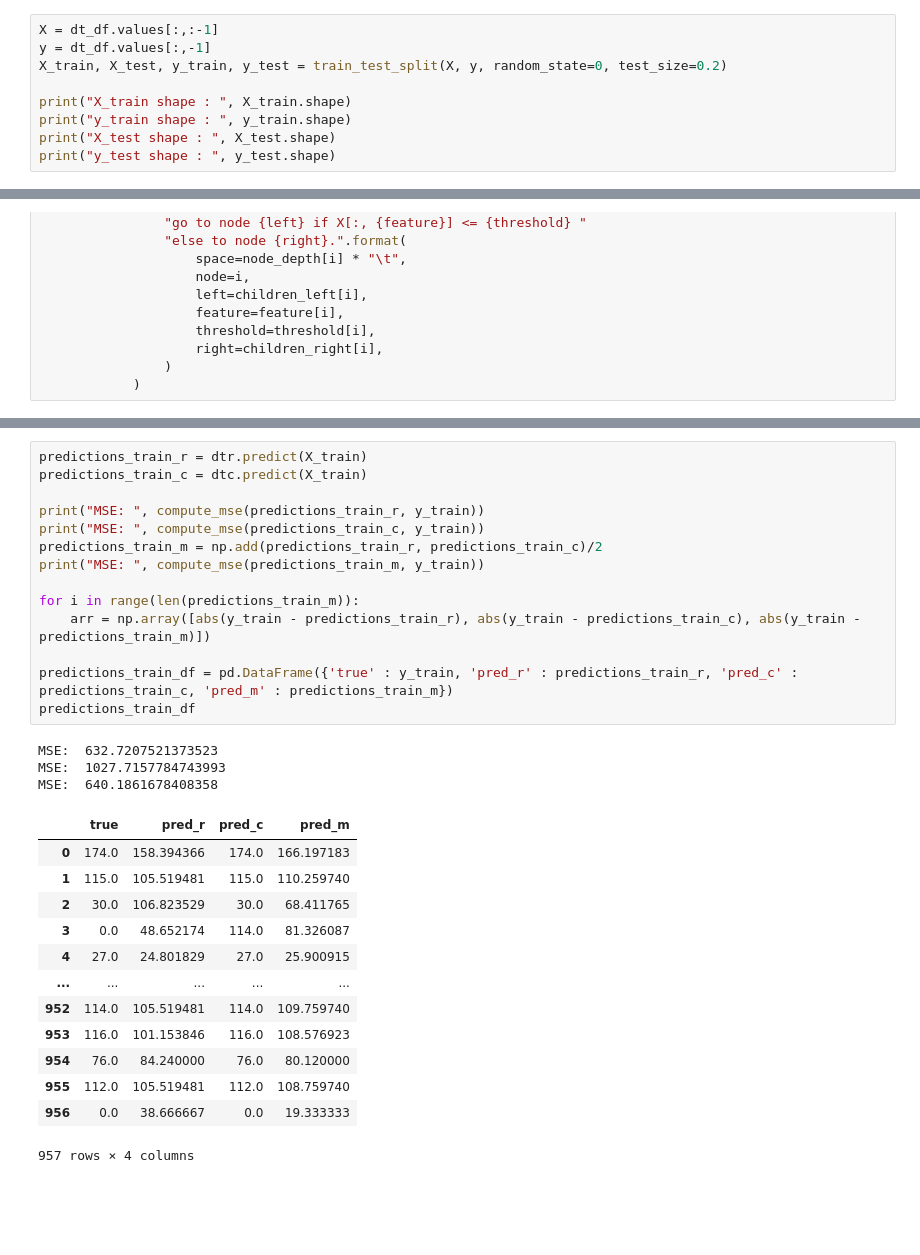
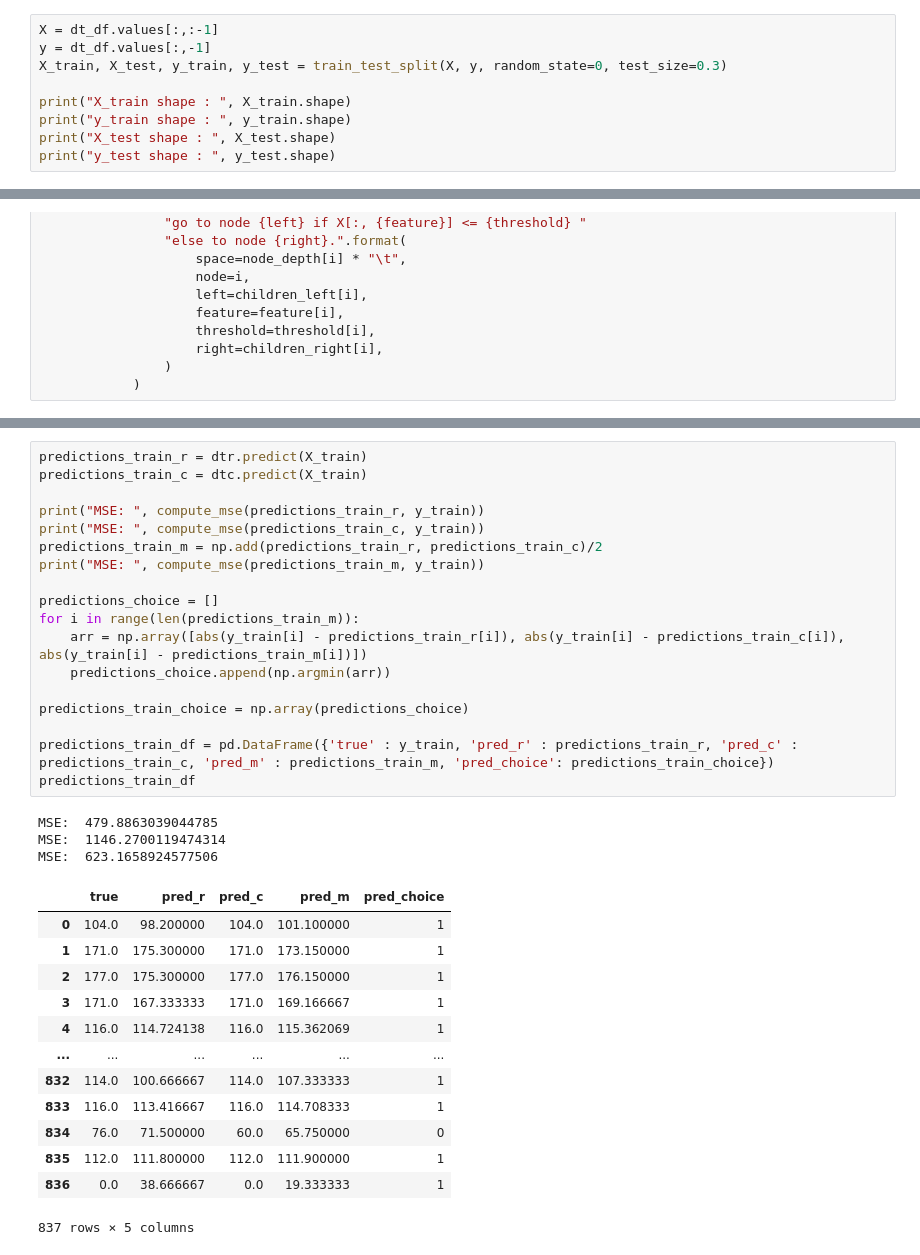
Before and after one commit to jordanchong911/Garments, a Jupyter notebook: katarantaduhan_ni_taro.ipynb, the cells around one changed output, grey strips where cells are left out. Drawn from its saved outputs; the diff is of its cells as text; blank space fills up the shorter version.

```diff
--- a/katarantaduhan_ni_taro.ipynb
+++ b/katarantaduhan_ni_taro.ipynb
@@ -429,7 +429,7 @@ See the caveats in the documentation: https://pandas.pydata.org/pandas-docs/stab
 # %%
 X = dt_df.values[:,:-1]
 y = dt_df.values[:,-1]
-X_train, X_test, y_train, y_test = train_test_split(X, y, random_state=0, test_size=0.2)
+X_train, X_test, y_train, y_test = train_test_split(X, y, random_state=0, test_size=0.3)
 
 print("X_train shape : ", X_train.shape)
 print("y_train shape : ", y_train.shape)
@@ -597,31 +593,35 @@ node=0 is a split node: go to node 1 if X[:, 9] <= 0.5919540226459503 else to no
 # %%
 predictions_train_r = dtr.predict(X_train)
 predictions_train_c = dtc.predict(X_train)
 
 print("MSE: ", compute_mse(predictions_train_r, y_train))
 print("MSE: ", compute_mse(predictions_train_c, y_train))
 predictions_train_m = np.add(predictions_train_r, predictions_train_c)/2
 print("MSE: ", compute_mse(predictions_train_m, y_train))
 
+predictions_choice = []
 for i in range(len(predictions_train_m)):
-    arr = np.array([abs(y_train - predictions_train_r), abs(y_train - predictions_train_c), abs(y_train - predictions_train_m)])
+    arr = np.array([abs(y_train[i] - predictions_train_r[i]), abs(y_train[i] - predictions_train_c[i]), abs(y_train[i] - predictions_train_m[i])])
+    predictions_choice.append(np.argmin(arr))
 
-predictions_train_df = pd.DataFrame({'true' : y_train, 'pred_r' : predictions_train_r, 'pred_c' : predictions_train_c, 'pred_m' : predictions_train_m})
+predictions_train_choice = np.array(predictions_choice)
+
+predictions_train_df = pd.DataFrame({'true' : y_train, 'pred_r' : predictions_train_r, 'pred_c' : predictions_train_c, 'pred_m' : predictions_train_m, 'pred_choice': predictions_train_choice})
 predictions_train_df
 # %% [output]
-MSE:  632.7207521373523
-MSE:  1027.7157784743993
-MSE:  640.1861678408358
+MSE:  479.8863039044785
+MSE:  1146.2700119474314
+MSE:  623.1658924577506
-|  | true | pred_r | pred_c | pred_m |
-| 0 | 174.0 | 158.394366 | 174.0 | 166.197183 |
-| 1 | 115.0 | 105.519481 | 115.0 | 110.259740 |
-| 2 | 30.0 | 106.823529 | 30.0 | 68.411765 |
-| 3 | 0.0 | 48.652174 | 114.0 | 81.326087 |
-| 4 | 27.0 | 24.801829 | 27.0 | 25.900915 |
-| ... | ... | ... | ... | ... |
-| 952 | 114.0 | 105.519481 | 114.0 | 109.759740 |
-| 953 | 116.0 | 101.153846 | 116.0 | 108.576923 |
-| 954 | 76.0 | 84.240000 | 76.0 | 80.120000 |
-| 955 | 112.0 | 105.519481 | 112.0 | 108.759740 |
-| 956 | 0.0 | 38.666667 | 0.0 | 19.333333 |
+|  | true | pred_r | pred_c | pred_m | pred_choice |
+| 0 | 104.0 | 98.200000 | 104.0 | 101.100000 | 1 |
+| 1 | 171.0 | 175.300000 | 171.0 | 173.150000 | 1 |
+| 2 | 177.0 | 175.300000 | 177.0 | 176.150000 | 1 |
+| 3 | 171.0 | 167.333333 | 171.0 | 169.166667 | 1 |
+| 4 | 116.0 | 114.724138 | 116.0 | 115.362069 | 1 |
+| ... | ... | ... | ... | ... | ... |
+| 832 | 114.0 | 100.666667 | 114.0 | 107.333333 | 1 |
+| 833 | 116.0 | 113.416667 | 116.0 | 114.708333 | 1 |
+| 834 | 76.0 | 71.500000 | 60.0 | 65.750000 | 0 |
+| 835 | 112.0 | 111.800000 | 112.0 | 111.900000 | 1 |
+| 836 | 0.0 | 38.666667 | 0.0 | 19.333333 | 1 |
-957 rows × 4 columns
+837 rows × 5 columns
```
Also changed, not shown: parts of 15 cells of this notebook.
